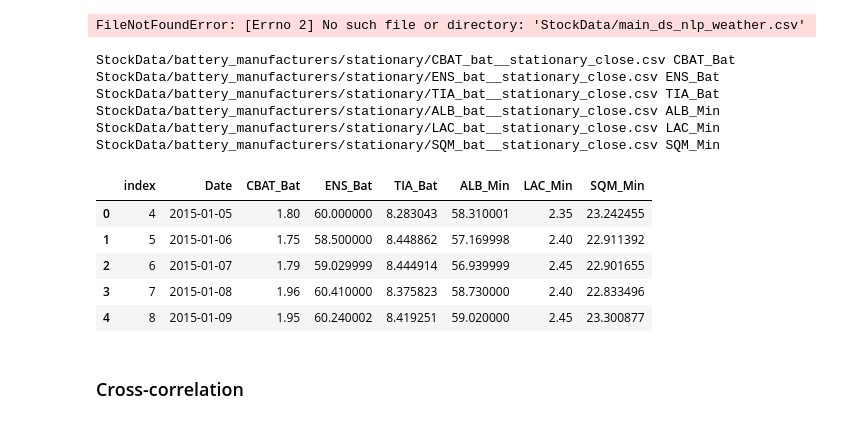
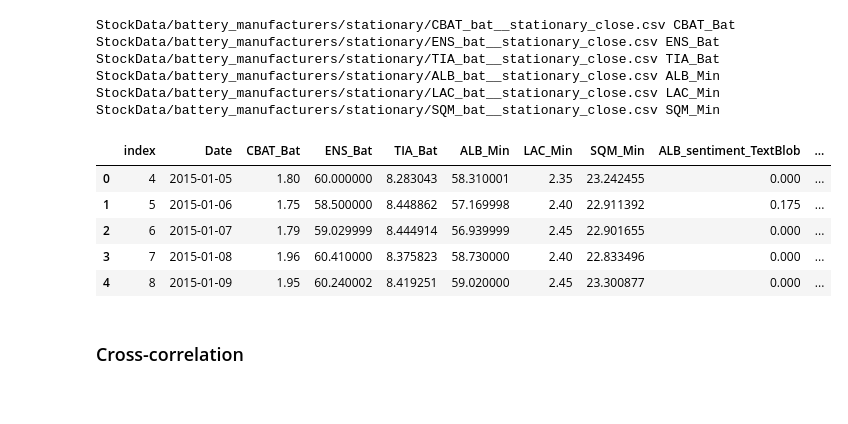
Before and after one commit to mm12063/pa_project, a Jupyter notebook: cross_correlation_sentiment_weather.ipynb, the cells around one changed output. Drawn from its saved outputs; the diff is of its cells as text; code cells hidden in the pictures.

```diff
--- a/cross_correlation_sentiment_weather.ipynb
+++ b/cross_correlation_sentiment_weather.ipynb
@@ -6,10 +6,6 @@ import itertools
 import datetime
 import matplotlib.pyplot as plt
 import math
-# %%
-temp_df = pd.read_csv("StockData/main_ds_nlp_weather.csv")
-# %% [output]
-FileNotFoundError: [Errno 2] No such file or directory: 'StockData/main_ds_nlp_weather.csv'
 # %%
 mining_companies = ["ALB", "LAC", "SQM"]
 battery_companies = ["CBAT", "ENS", "TIA"]
@@ -58,12 +64,3 @@ StockData/battery_manufacturers/stationary/TIA_bat__stationary_close.csv TIA_Bat
 StockData/battery_manufacturers/stationary/ALB_bat__stationary_close.csv ALB_Min
 StockData/battery_manufacturers/stationary/LAC_bat__stationary_close.csv LAC_Min
 StockData/battery_manufacturers/stationary/SQM_bat__stationary_close.csv SQM_Min
-# %%
-stock_df.head()
-# %% [output]
-|  | index | Date | CBAT_Bat | ENS_Bat | TIA_Bat | ALB_Min | LAC_Min | SQM_Min |
-| 0 | 4 | 2015-01-05 | 1.80 | 60.000000 | 8.283043 | 58.310001 | 2.35 | 23.242455 |
-| 1 | 5 | 2015-01-06 | 1.75 | 58.500000 | 8.448862 | 57.169998 | 2.40 | 22.911392 |
-| 2 | 6 | 2015-01-07 | 1.79 | 59.029999 | 8.444914 | 56.939999 | 2.45 | 22.901655 |
-| 3 | 7 | 2015-01-08 | 1.96 | 60.410000 | 8.375823 | 58.730000 | 2.40 | 22.833496 |
-| 4 | 8 | 2015-01-09 | 1.95 | 60.240002 | 8.419251 | 59.020000 | 2.45 | 23.300877 |
@@ -70,3 +72,12 @@ stock_df.head()
+# %%
+final_df.head()
+# %% [output]
+|  | index | Date | CBAT_Bat | ENS_Bat | TIA_Bat | ALB_Min | LAC_Min | SQM_Min | ALB_sentiment_TextBlob | ... |
+| 0 | 4 | 2015-01-05 | 1.80 | 60.000000 | 8.283043 | 58.310001 | 2.35 | 23.242455 | 0.000 | ... |
+| 1 | 5 | 2015-01-06 | 1.75 | 58.500000 | 8.448862 | 57.169998 | 2.40 | 22.911392 | 0.175 | ... |
+| 2 | 6 | 2015-01-07 | 1.79 | 59.029999 | 8.444914 | 56.939999 | 2.45 | 22.901655 | 0.000 | ... |
+| 3 | 7 | 2015-01-08 | 1.96 | 60.410000 | 8.375823 | 58.730000 | 2.40 | 22.833496 | 0.000 | ... |
+| 4 | 8 | 2015-01-09 | 1.95 | 60.240002 | 8.419251 | 59.020000 | 2.45 | 23.300877 | 0.000 | ... |
 # %% [markdown]
 ### Cross-correlation
 # %%
```
Also changed, not shown: parts of 9 cells of this notebook.
